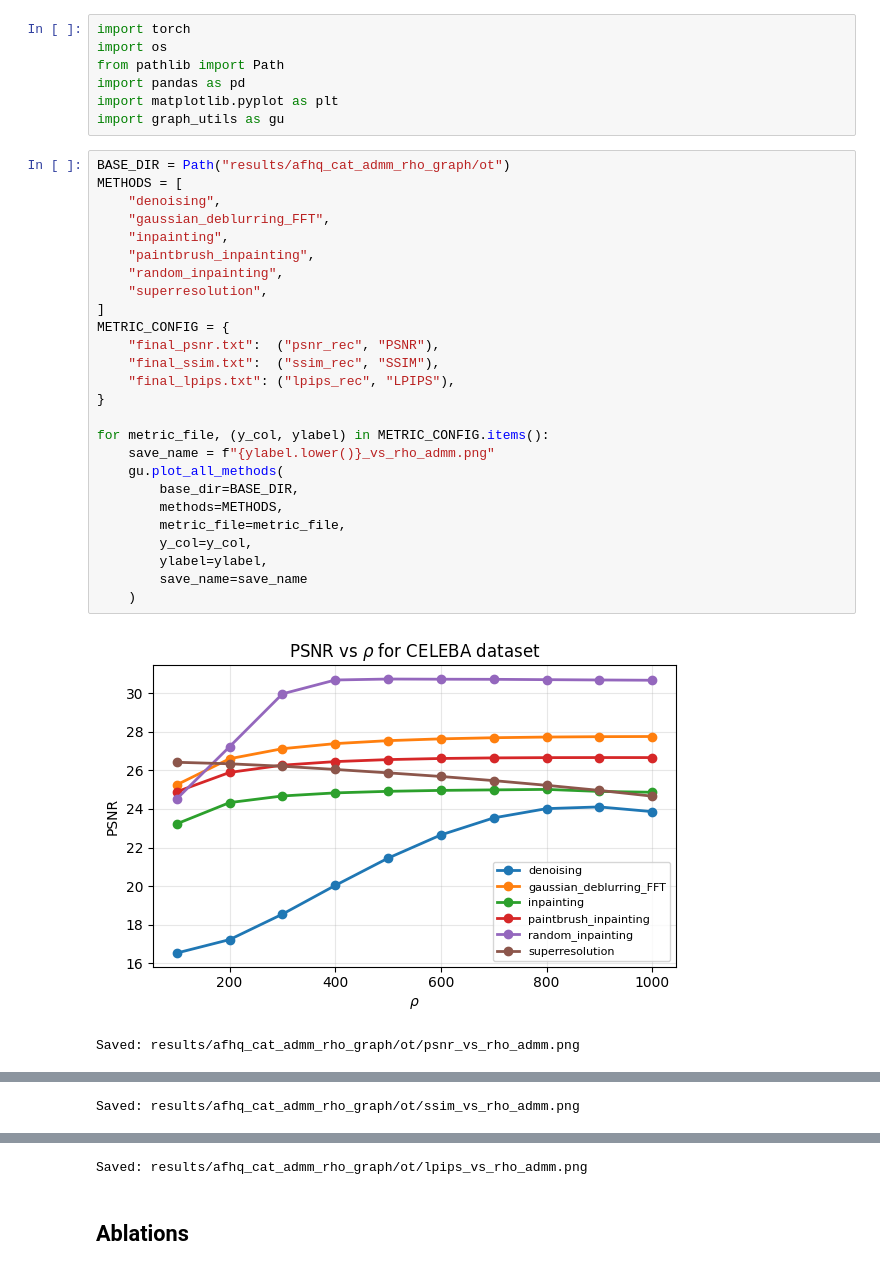
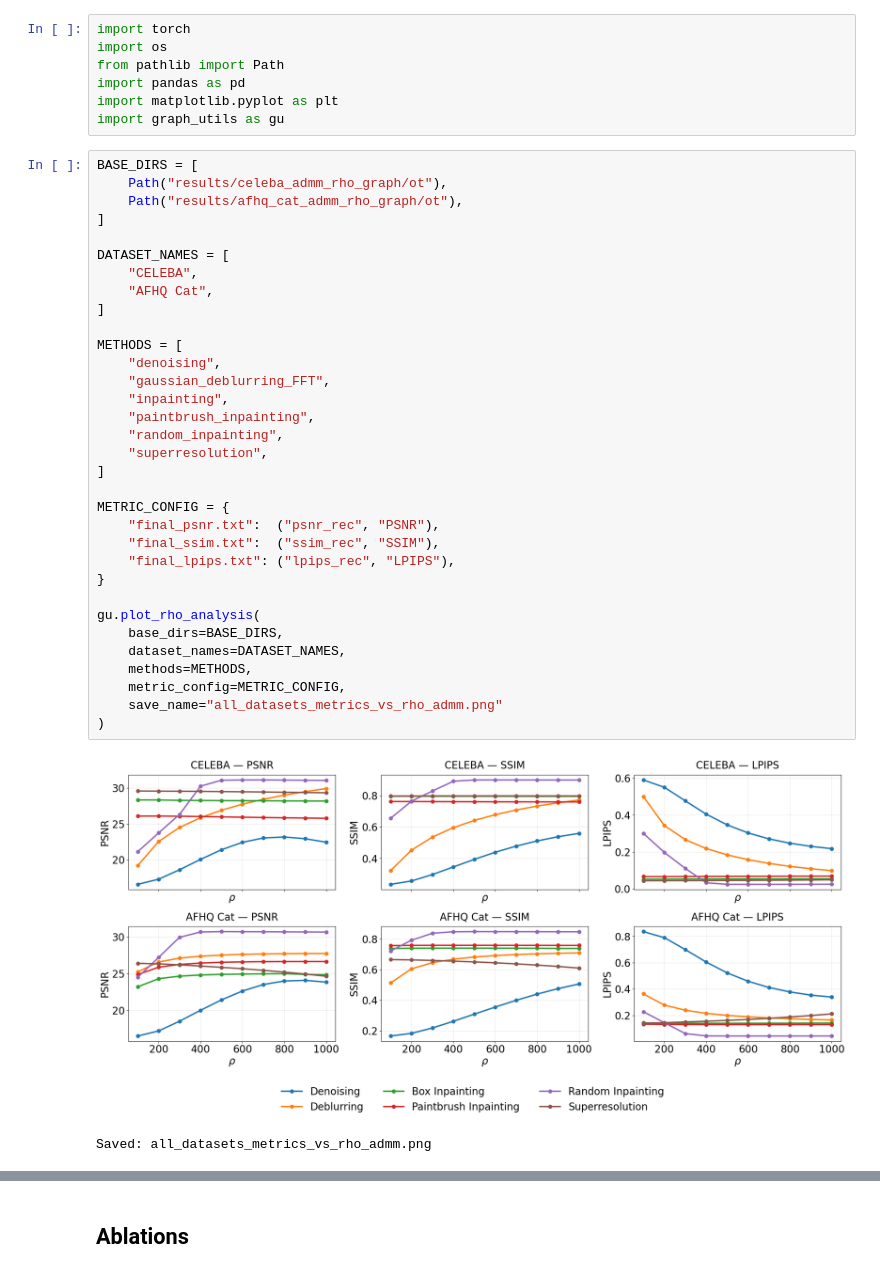
Before and after one commit to dibyanshu100/PnP_ConsensusFlow, a Jupyter notebook: graphs.ipynb, the cells around one changed output, grey strips where cells are left out. Cells and saved outputs as stored; diff of their text form.

```diff
--- a/graphs.ipynb
+++ b/graphs.ipynb
@@ -6,31 +6,38 @@ import pandas as pd
 import matplotlib.pyplot as plt
 import graph_utils as gu
 # %%
-BASE_DIR = Path("results/afhq_cat_admm_rho_graph/ot")
+BASE_DIRS = [
+    Path("results/celeba_admm_rho_graph/ot"),
+    Path("results/afhq_cat_admm_rho_graph/ot"),
+]
+
+DATASET_NAMES = [
+    "CELEBA",
+    "AFHQ Cat",
+]
+
 METHODS = [
     "denoising",
     "gaussian_deblurring_FFT",
     "inpainting",
     "paintbrush_inpainting",
     "random_inpainting",
     "superresolution",
 ]
+
 METRIC_CONFIG = {
     "final_psnr.txt":  ("psnr_rec", "PSNR"),
     "final_ssim.txt":  ("ssim_rec", "SSIM"),
     "final_lpips.txt": ("lpips_rec", "LPIPS"),
 }
 
-for metric_file, (y_col, ylabel) in METRIC_CONFIG.items():
-    save_name = f"{ylabel.lower()}_vs_rho_admm.png"
-    gu.plot_all_methods(
-        base_dir=BASE_DIR,
-        methods=METHODS,
-        metric_file=metric_file,
-        y_col=y_col,
-        ylabel=ylabel,
-        save_name=save_name
-    )
+gu.plot_rho_analysis(
+    base_dirs=BASE_DIRS,
+    dataset_names=DATASET_NAMES,
+    methods=METHODS,
+    metric_config=METRIC_CONFIG,
+    save_name="all_datasets_metrics_vs_rho_admm.png"
+)
 # %% [output]
-[figure, old version]
+[figure, new version]
-Saved: results/afhq_cat_admm_rho_graph/ot/psnr_vs_rho_admm.png
+Saved: all_datasets_metrics_vs_rho_admm.png
@@ -38 +43,0 @@ Saved: results/afhq_cat_admm_rho_graph/ot/psnr_vs_rho_admm.png
-Saved: results/afhq_cat_admm_rho_graph/ot/ssim_vs_rho_admm.png
@@ -40,4 +44,3 @@ Saved: results/afhq_cat_admm_rho_graph/ot/ssim_vs_rho_admm.png
-Saved: results/afhq_cat_admm_rho_graph/ot/lpips_vs_rho_admm.png
 # %% [markdown]
 ## Ablations
 # %%
```
Also changed, not shown: parts of 5 cells of this notebook, 9 other files.
